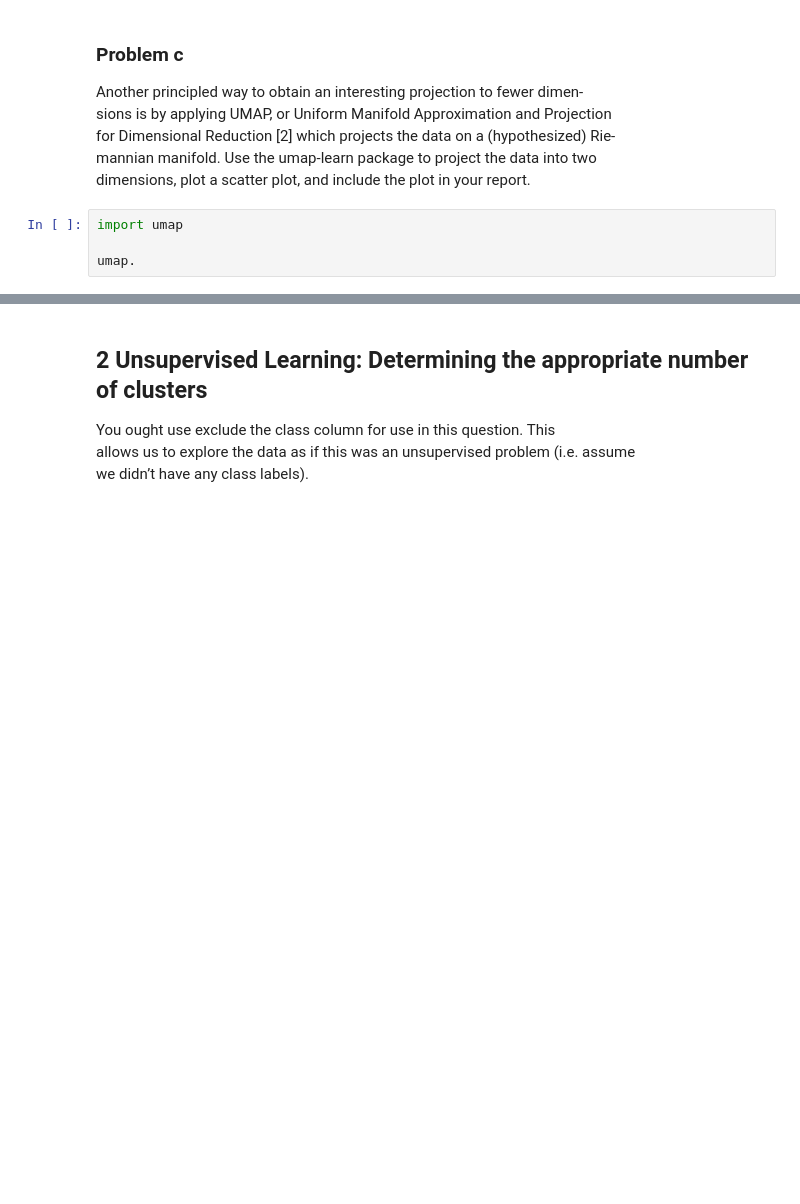
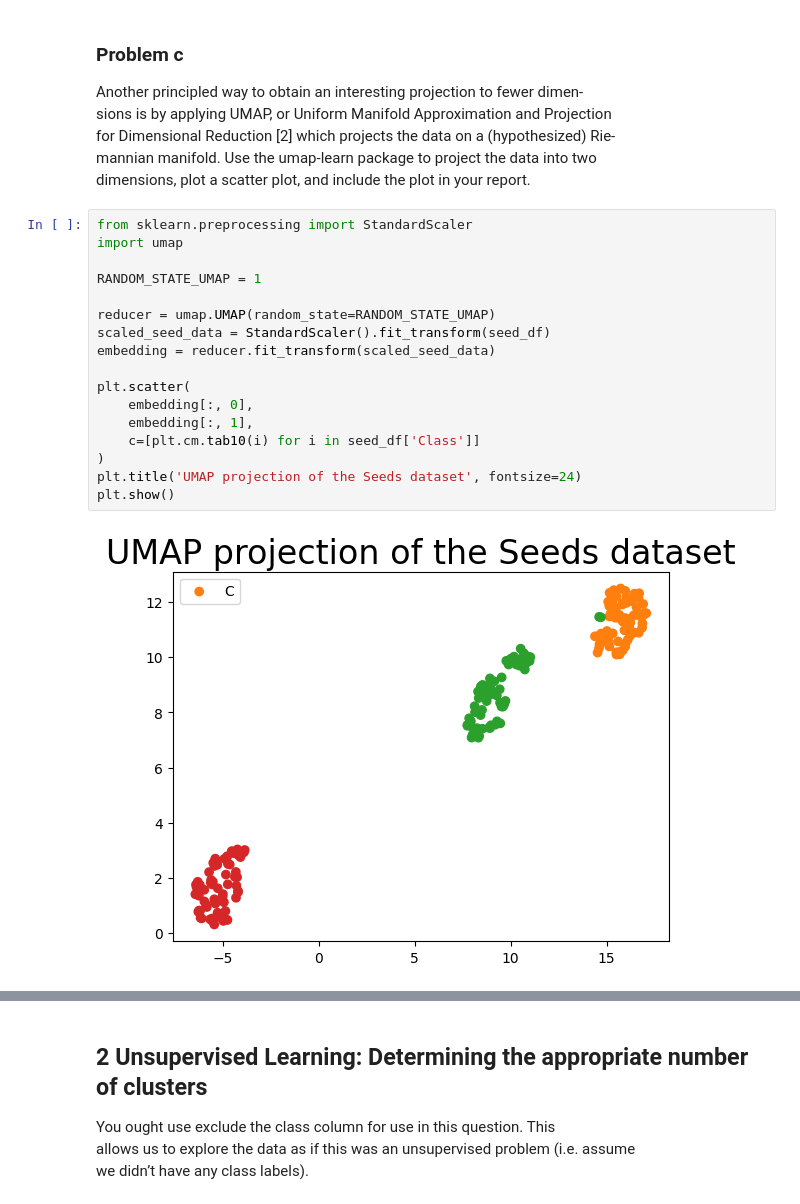
Before and after one commit to willayy/Data-Science-and-AI-DIT407, a Jupyter notebook: Lab 5/lab5.ipynb, the cells around one changed output, grey strips where cells are left out. Saved outputs shown, nothing was run; the diff lists cells and outputs as text; blank space fills up the shorter version.

```diff
--- a/Lab 5/lab5.ipynb
+++ b/Lab 5/lab5.ipynb
@@ -88,7 +88,22 @@ sions is by applying UMAP, or Uniform Manifold Approximation and Projection <br>
 for Dimensional Reduction [2] which projects the data on a (hypothesized) Rie- <br>
 mannian manifold. Use the umap-learn package to project the data into two <br>
 dimensions, plot a scatter plot, and include the plot in your report.
-# %%
-import umap
-
-umap.
+# %%
+from sklearn.preprocessing import StandardScaler
+import umap
+
+RANDOM_STATE_UMAP = 1
+
+reducer = umap.UMAP(random_state=RANDOM_STATE_UMAP)
+scaled_seed_data = StandardScaler().fit_transform(seed_df)
+embedding = reducer.fit_transform(scaled_seed_data)
+
+plt.scatter(
+    embedding[:, 0],
+    embedding[:, 1],
+    c=[plt.cm.tab10(i) for i in seed_df['Class']]
+)
+plt.title('UMAP projection of the Seeds dataset', fontsize=24)
+plt.show()
+# %% [output]
+[figure, added]
```
Also changed, not shown: parts of 2 cells of this notebook.
